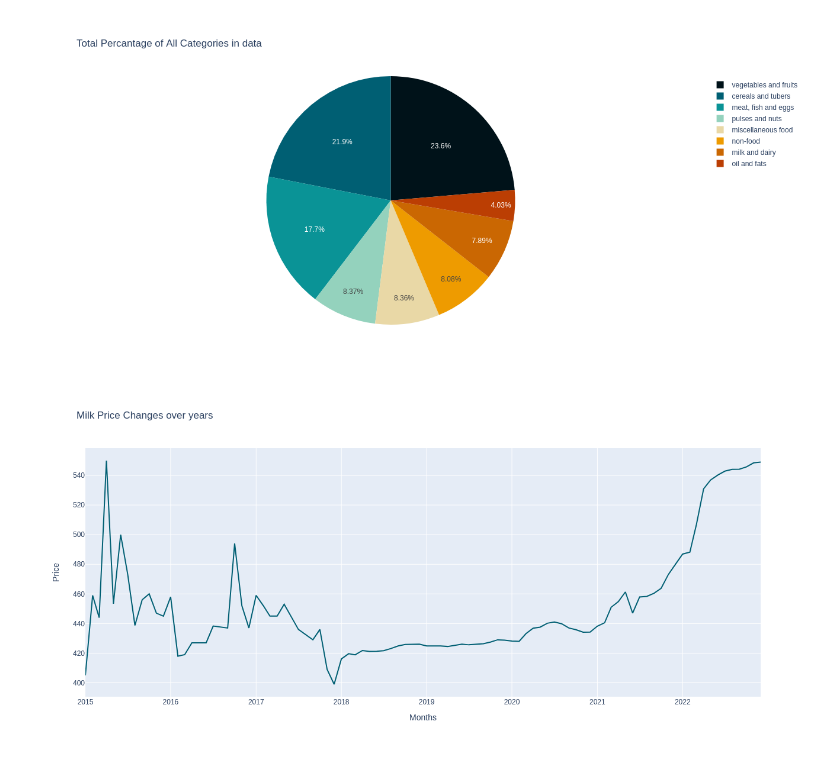
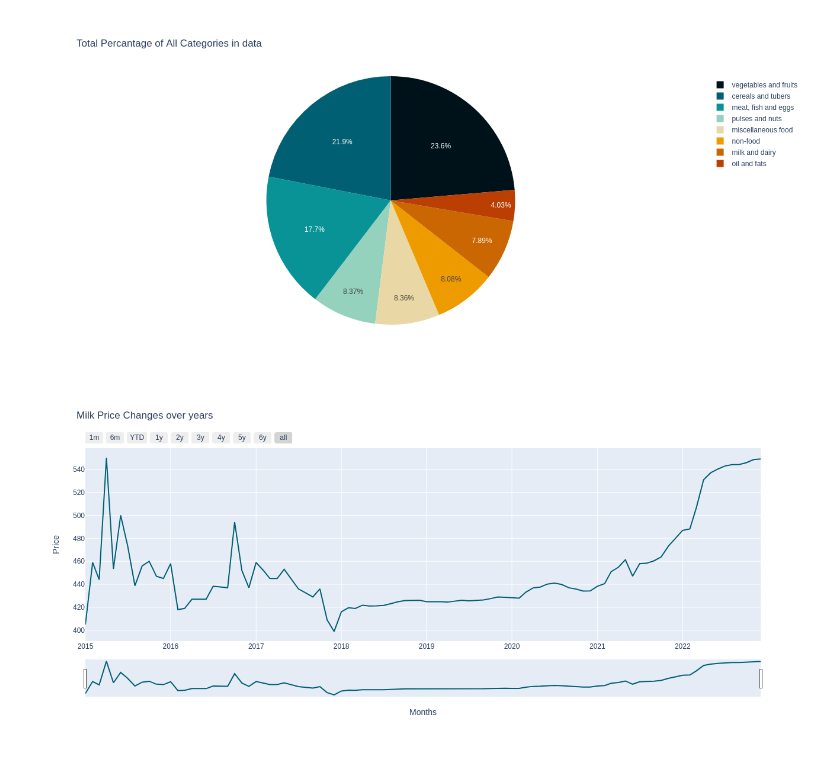
Before and after one commit to TatKhachatryan/Time-Series-Analysis-Project, a Jupyter notebook: ts_analysis_food_prices_arm.ipynb, the cells around one changed output. Cells and saved outputs as stored; diff of their text form; code cells hidden in the pictures.

```diff
--- a/ts_analysis_food_prices_arm.ipynb
+++ b/ts_analysis_food_prices_arm.ipynb
@@ -180,22 +180,39 @@ pieFig.show(renderer='png')
 # %% [output]
 [figure]
 # %%
-milkDairy = data[data['Item Category']=='milk and dairy']
-milkData = milkDairy[(milkDairy['Item Name']=='Milk')&(milkDairy['Year']>2014)]
+milkData = data[(data['Item Name']=='Milk')&(data['Year']>2014)]
 milkData = milkData.groupby('Date_Month')['Price'].mean().to_frame()
 milkData = milkData.reset_index()
 
 
 fig = go.Figure(data=go.Scatter(x=milkData['Date_Month'].astype(dtype=str),
                         y=milkData['Price'],
                         marker_color='#005F73', text="counts"))
+
 fig.update_layout(autosize=False,
                   width=1300,
                   height=600,
                   title = 'Milk Price Changes over years',
                   xaxis={"title":"Months"},
                   yaxis= {"title":"Price"},
                   showlegend=False)
-fig.show(renderer='png')
+
+fig.update_xaxes(
+    rangeslider_visible=True,
+    rangeselector=dict(
+        buttons=list([
+            dict(count=1, label="1m", step="month", stepmode="backward"),
+            dict(count=6, label="6m", step="month", stepmode="backward"),
+            dict(count=1, label="YTD", step="year", stepmode="todate"),
+            dict(count=1, label="1y", step="year", stepmode="backward"),
+            dict(count=2, label="2y", step="year", stepmode="backward"),
+            dict(count=3, label="3y", step="year", stepmode="backward"),
+            dict(count=4, label="4y", step="year", stepmode="backward"),
+            dict(count=5, label="5y", step="year", stepmode="backward"),
+            dict(count=6, label="6y", step="year", stepmode="backward"),
+            dict(step="all")])))
+
+# fig.show() <- this way the graph is interactive and we have an options to choose between ranges: 1 month, 6 month etc.
+fig.show(renderer="png")
 # %% [output]
-[figure, old version]
+[figure, new version]
```
Also changed, not shown: parts of 3 cells of this notebook.
